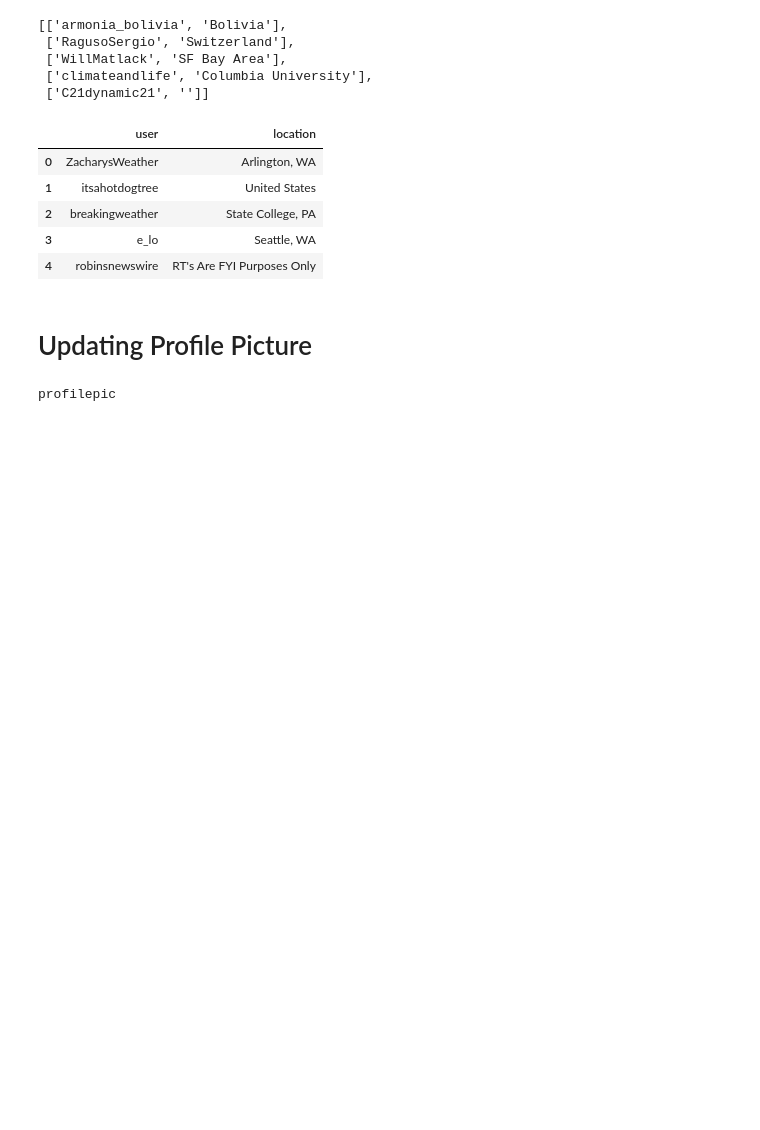
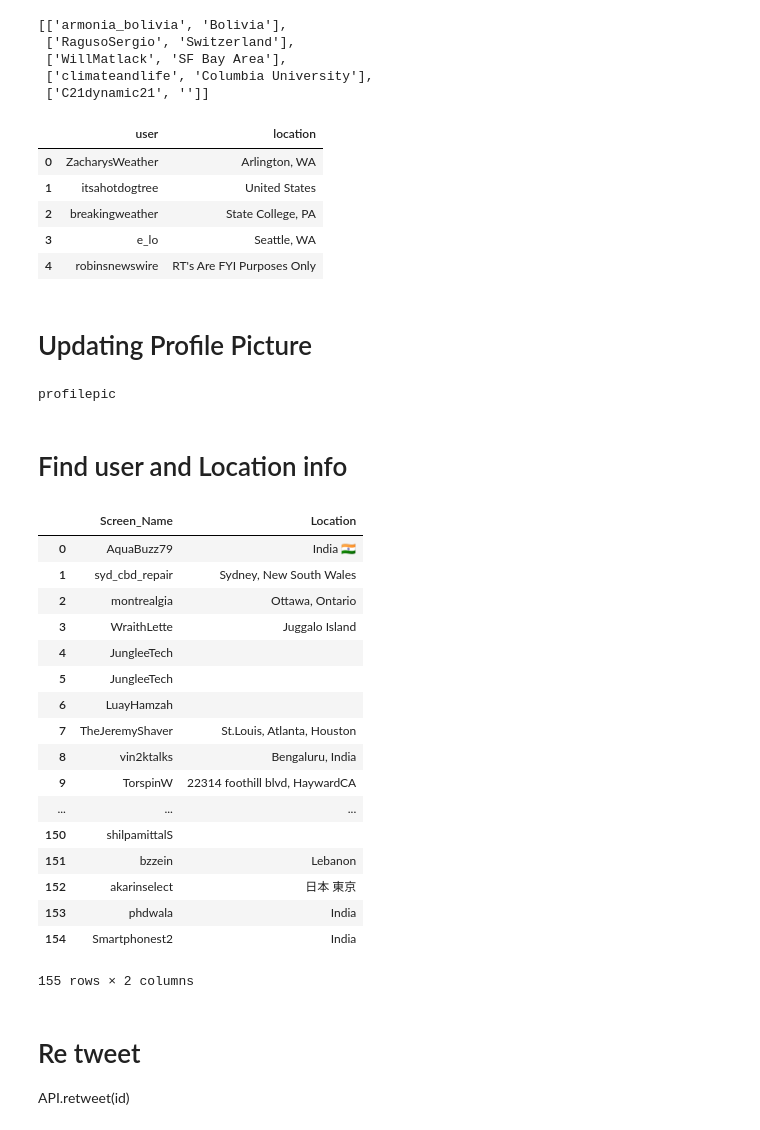
Before and after one commit to hpsuresh12345/Python-code, a Jupyter notebook: Tweepy_InfotainmentTweets.ipynb, the cells around one changed output. Cells and saved outputs as stored; diff of their text form; code cells hidden in the pictures; blank space fills up the shorter version.

```diff
--- a/Tweepy_InfotainmentTweets.ipynb
+++ b/Tweepy_InfotainmentTweets.ipynb
@@ -262,3 +262,34 @@ profilepic=api.update_profile_image('2.jpeg')
 print("profilepic")
 # %% [output]
 profilepic
+# %% [markdown]
+# Find user and Location info
+# %%
+tweets=tw.Cursor(api.search,q='#iphone6s-filter:retweets',lang="en",since='2019-04-01').items(1000)
+users = [[tweet.user.screen_name,tweet.user.location] for tweet in tweets]
+users
+location = pd.DataFrame(data=users,columns=['Screen_Name',"Location"])
+location
+# %% [output]
+|  | Screen_Name | Location |
+| 0 | AquaBuzz79 | India 🇮🇳 |
+| 1 | syd_cbd_repair | Sydney, New South Wales |
+| 2 | montrealgia | Ottawa, Ontario |
+| 3 | WraithLette | Juggalo Island |
+| 4 | JungleeTech |  |
+| 5 | JungleeTech |  |
+| 6 | LuayHamzah |  |
+| 7 | TheJeremyShaver | St.Louis, Atlanta, Houston |
+| 8 | vin2ktalks | Bengaluru, India |
+| 9 | TorspinW | 22314 foothill blvd, HaywardCA |
+| ... | ... | ... |
+| 150 | shilpamittalS |  |
+| 151 | bzzein | Lebanon |
+| 152 | akarinselect | 日本 東京 |
+| 153 | phdwala | India |
+| 154 | Smartphonest2 | India |
+155 rows × 2 columns
+# %% [markdown]
+# Re tweet
+
+API.retweet(id)
```
Also changed, not shown: parts of 7 cells of this notebook.
